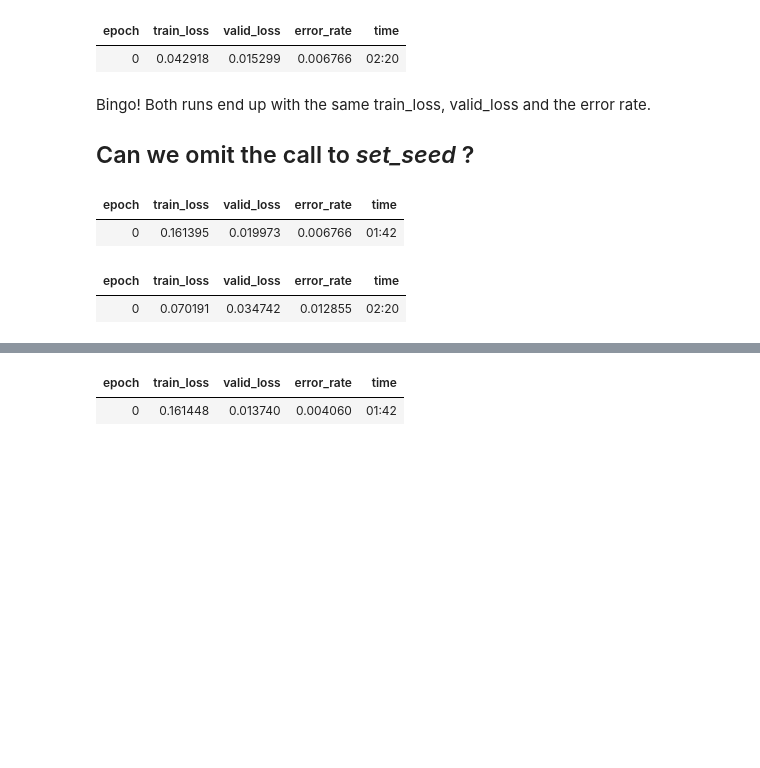
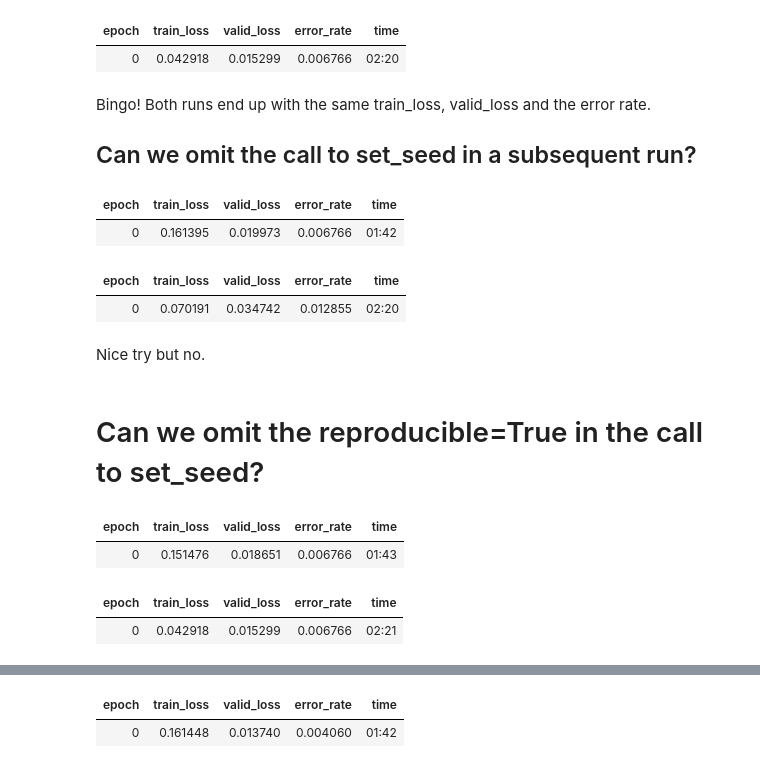
Before and after one commit to nasheqlbrm/blog, a Jupyter notebook: _notebooks/2021-10-23-Fastai-Reproducibility-Note.ipynb, the cells around one changed output, grey strips where cells are left out. Saved outputs shown, nothing was run; the diff lists cells and outputs as text; code cells hidden in the pictures; blank space fills up the shorter version.

```diff
--- a/_notebooks/2021-10-23-Fastai-Reproducibility-Note.ipynb
+++ b/_notebooks/2021-10-23-Fastai-Reproducibility-Note.ipynb
@@ -105,7 +107,7 @@ learn.fine_tune(1)
 # %% [markdown]
 Bingo! Both runs end up with the same train_loss, valid_loss and the error rate.
 
-## Can we omit the call to _set\_seed_ ?
+## Can we omit the call to set_seed in a subsequent run?
 # %%
 dls = ImageDataLoaders.from_name_func(
     path, get_image_files(path), valid_pct=0.2,
@@ -118,3 +120,21 @@ learn.fine_tune(1)
 | 0 | 0.161395 | 0.019973 | 0.006766 | 01:42 |
 | epoch | train_loss | valid_loss | error_rate | time |
 | 0 | 0.070191 | 0.034742 | 0.012855 | 02:20 |
+# %% [markdown]
+Nice try but no.
+# %% [markdown]
+# Can we omit the reproducible=True in the call to set_seed?
+# %%
+set_seed(21)
+
+dls = ImageDataLoaders.from_name_func(
+    path, get_image_files(path), valid_pct=0.2,
+    label_func=is_cat, item_tfms=Resize(224))
+
+learn = cnn_learner(dls, resnet34, metrics=error_rate)
+learn.fine_tune(1)
+# %% [output]
+| epoch | train_loss | valid_loss | error_rate | time |
+| 0 | 0.151476 | 0.018651 | 0.006766 | 01:43 |
+| epoch | train_loss | valid_loss | error_rate | time |
+| 0 | 0.042918 | 0.015299 | 0.006766 | 02:21 |
```
Also changed, not shown: parts of 5 cells of this notebook.
